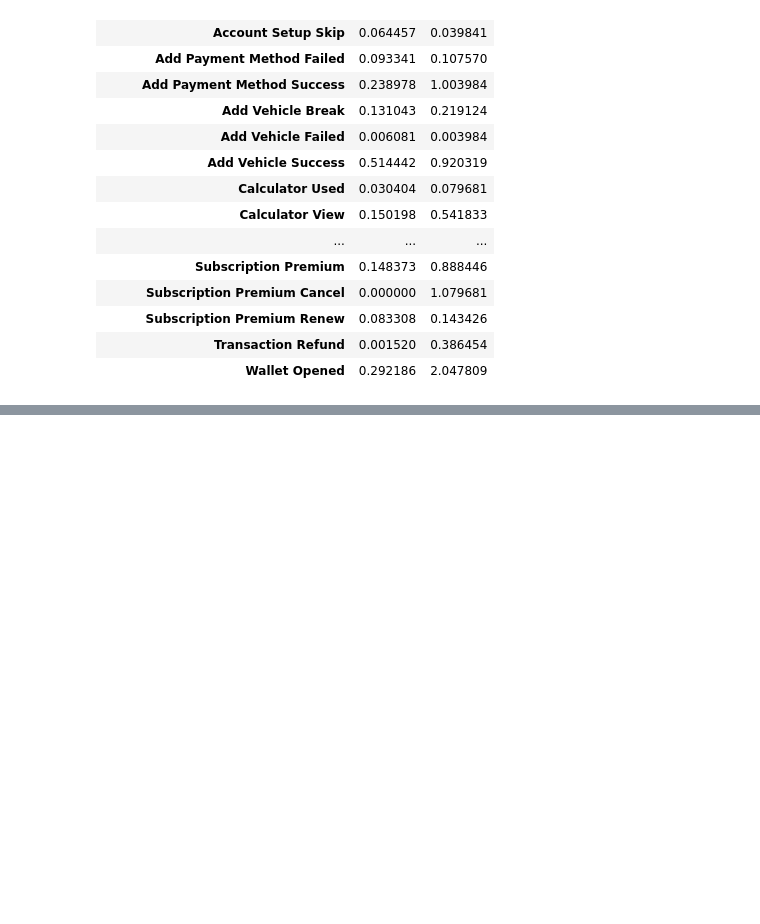
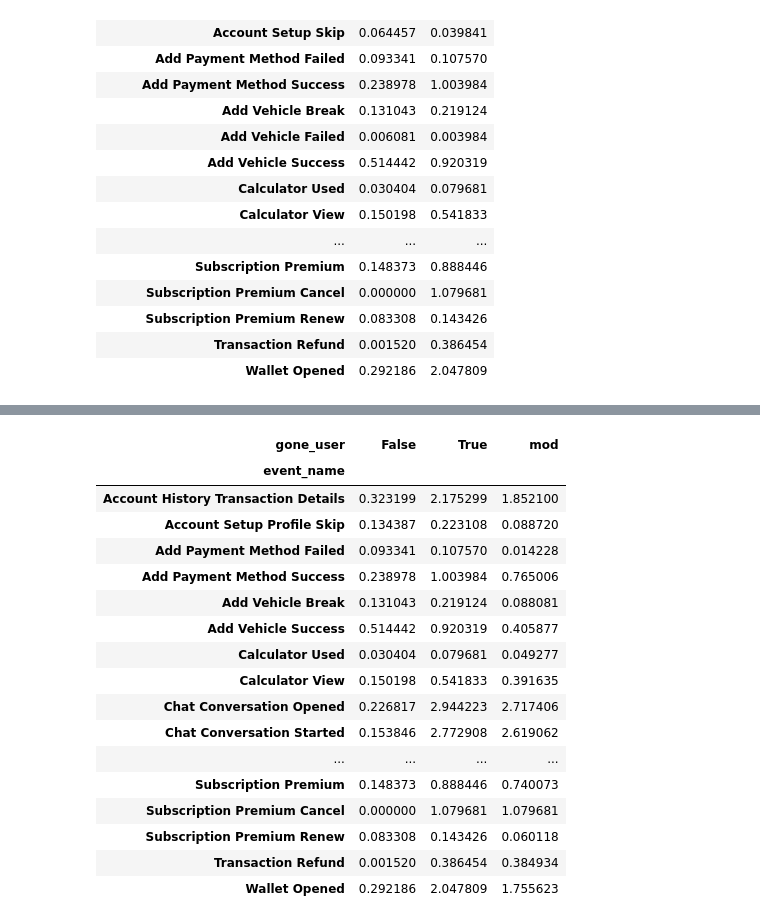
Before and after one commit to yanov2708/INT20H, a Jupyter notebook: test_task.ipynb, the cells around one changed output, grey strips where cells are left out. Drawn from its saved outputs; the diff is of its cells as text; code cells hidden in the pictures; blank space fills up the shorter version.

```diff
--- a/test_task.ipynb
+++ b/test_task.ipynb
@@ -62,3 +116,27 @@ KeyError: 'False'
+# %%
+df5.insert(2,'mod',df5[True]-df5[False])
+# %%
+df5 = df5[df5['mod']>=0]
+df5
+# %% [output]
+| gone_user | False | True | mod |
+| event_name |  |  |  |
+| Account History Transaction Details | 0.323199 | 2.175299 | 1.852100 |
+| Account Setup Profile Skip | 0.134387 | 0.223108 | 0.088720 |
+| Add Payment Method Failed | 0.093341 | 0.107570 | 0.014228 |
+| Add Payment Method Success | 0.238978 | 1.003984 | 0.765006 |
+| Add Vehicle Break | 0.131043 | 0.219124 | 0.088081 |
+| Add Vehicle Success | 0.514442 | 0.920319 | 0.405877 |
+| Calculator Used | 0.030404 | 0.079681 | 0.049277 |
+| Calculator View | 0.150198 | 0.541833 | 0.391635 |
+| Chat Conversation Opened | 0.226817 | 2.944223 | 2.717406 |
+| Chat Conversation Started | 0.153846 | 2.772908 | 2.619062 |
+| ... | ... | ... | ... |
+| Subscription Premium | 0.148373 | 0.888446 | 0.740073 |
+| Subscription Premium Cancel | 0.000000 | 1.079681 | 1.079681 |
+| Subscription Premium Renew | 0.083308 | 0.143426 | 0.060118 |
+| Transaction Refund | 0.001520 | 0.386454 | 0.384934 |
+| Wallet Opened | 0.292186 | 2.047809 | 1.755623 |
 # %%
 df1 = count_events.groupby(['user_state','userid', 'event_name']).count().unstack(level=2,fill_value=0)['gone_user']
 # %%
```
Also changed, not shown: parts of 10 cells of this notebook.
